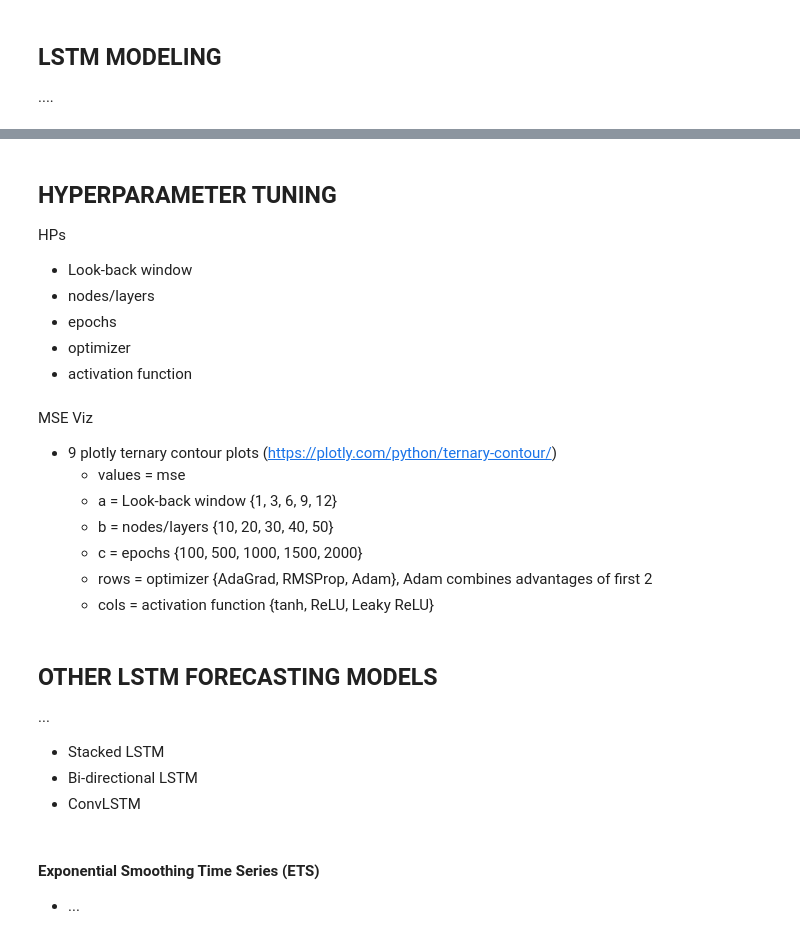
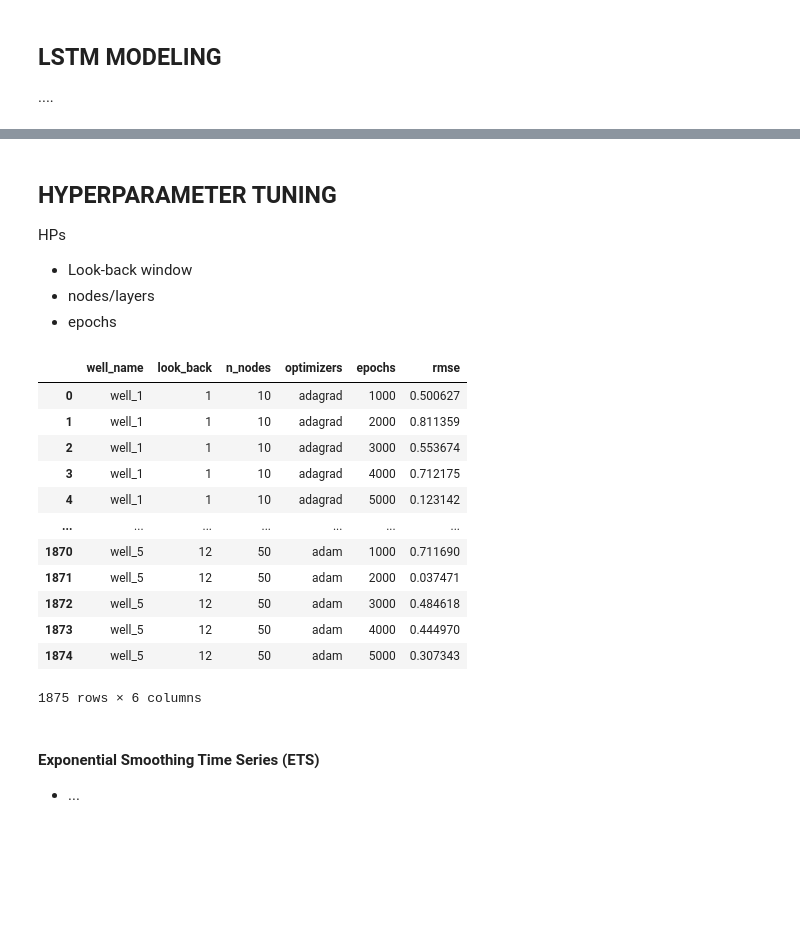
Before and after one commit to ryan-bulger/5511-Final-Project, a Jupyter notebook: lstm-oil-production-forecasting.ipynb, the cells around one changed output, grey strips where cells are left out. Cells and saved outputs as stored; diff of their text form; code cells hidden in the pictures; blank space fills up the shorter version.

```diff
--- a/lstm-oil-production-forecasting.ipynb
+++ b/lstm-oil-production-forecasting.ipynb
@@ -985,21 +998,3 @@ HPs
 - Look-back window
 - nodes/layers
 - epochs
-- optimizer
-- activation function
-# %% [markdown]
-
-MSE Viz
-- 9 plotly ternary contour plots (https://plotly.com/python/ternary-contour/)
-  - values = mse
-  - a = Look-back window {1, 3, 6, 9, 12}
-  - b = nodes/layers {10, 20, 30, 40, 50}
-  - c = epochs {100, 500, 1000, 1500, 2000}
-  - rows = optimizer {AdaGrad, RMSProp, Adam}, Adam combines advantages of first 2
-  - cols = activation function {tanh, ReLU, Leaky ReLU}
-# %% [markdown]
-## OTHER LSTM FORECASTING MODELS
-...
-- Stacked LSTM
-- Bi-directional LSTM
-- ConvLSTM
@@ -1006,3 +1073,30 @@ MSE Viz
+# %%
+well_name_grid = ['well_1', 'well_2', 'well_3', 'well_4', 'well_5']
+look_back_grid = [1,3,6,9,12]
+n_nodes_grid = [i*10 for i in range(1,6)]
+epochs_grid = [i*1000 for i in range(1,6)]
+somelists = [well_name_grid, look_back_grid, n_nodes_grid, epochs_grid]
+
+import pandas as pd
+import itertools
+random.random()
+rmse_df = pd.DataFrame([x for x in itertools.product(*somelists)], columns=['well_name', 'look_back', 'n_nodes', 'epochs'])
+rmse_df['rmse'] = [random.random() for x in range(len(rmse_df))]
+rmse_df
+# %% [output]
+|  | well_name | look_back | n_nodes | optimizers | epochs | rmse |
+| 0 | well_1 | 1 | 10 | adagrad | 1000 | 0.500627 |
+| 1 | well_1 | 1 | 10 | adagrad | 2000 | 0.811359 |
+| 2 | well_1 | 1 | 10 | adagrad | 3000 | 0.553674 |
+| 3 | well_1 | 1 | 10 | adagrad | 4000 | 0.712175 |
+| 4 | well_1 | 1 | 10 | adagrad | 5000 | 0.123142 |
+| ... | ... | ... | ... | ... | ... | ... |
+| 1870 | well_5 | 12 | 50 | adam | 1000 | 0.711690 |
+| 1871 | well_5 | 12 | 50 | adam | 2000 | 0.037471 |
+| 1872 | well_5 | 12 | 50 | adam | 3000 | 0.484618 |
+| 1873 | well_5 | 12 | 50 | adam | 4000 | 0.444970 |
+| 1874 | well_5 | 12 | 50 | adam | 5000 | 0.307343 |
+1875 rows × 6 columns
 # %% [markdown]
 #### Exponential Smoothing Time Series (ETS)
 - ...
```
Also changed, not shown: parts of 22 cells of this notebook, 1 other file.
